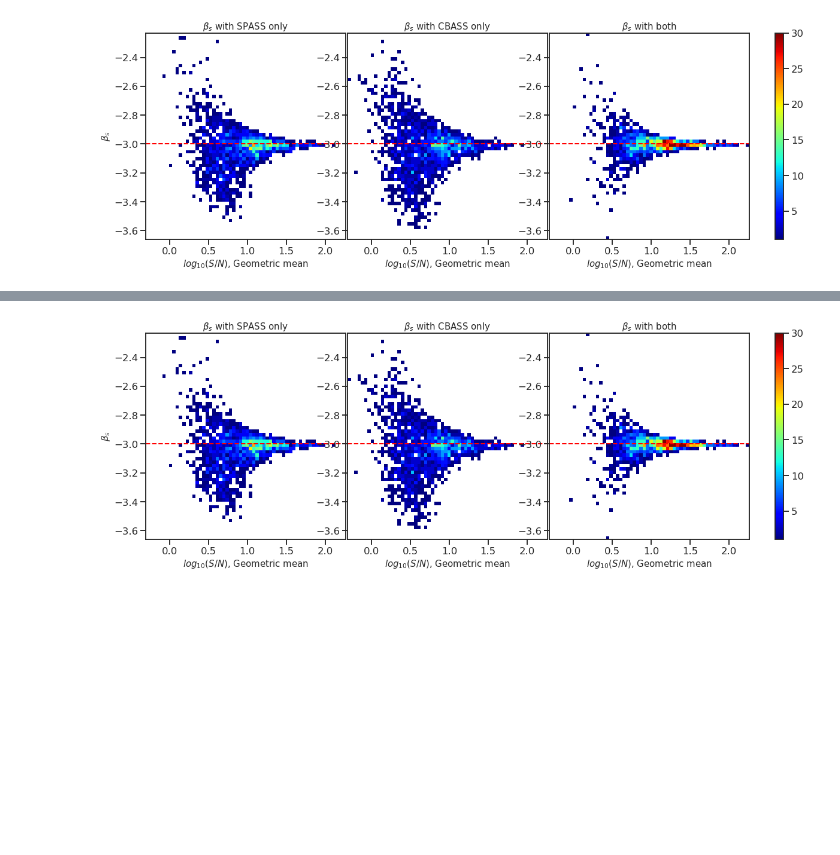
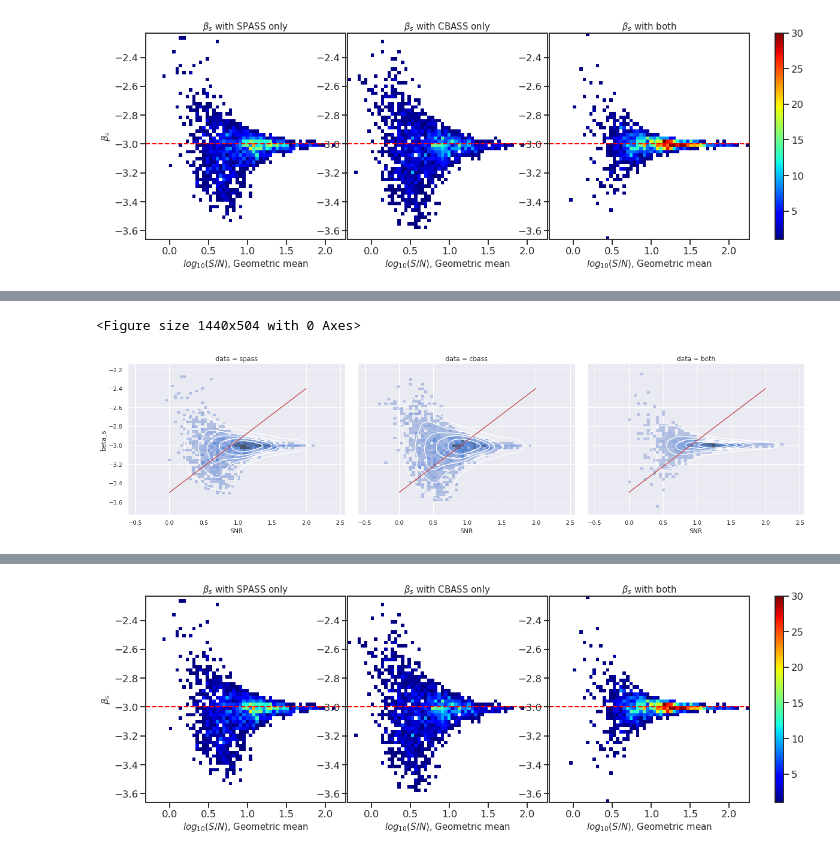
Before and after one commit to yaojian95/Beta_s, a Jupyter notebook: Results_analysis.ipynb, the cells around one changed output, grey strips where cells are left out. Cells and saved outputs as stored; diff of their text form; code cells hidden in the pictures; blank space fills up the shorter version.

```diff
--- a/Results_analysis.ipynb
+++ b/Results_analysis.ipynb
@@ -87,0 +105,6 @@ cbar = fig.colorbar(im, cax=cb_ax)
+# %%
+data_names = np.empty(1755*3, dtype = 'object')
+# %%
+data_names[1755*0:1755*1] = 'spass';
+data_names[1755*1:1755*2] = 'cbass';
+data_names[1755*2:1755*3] = 'both';
@@ -87,0 +116,3 @@ cbar = fig.colorbar(im, cax=cb_ax)
+# %%
+t = Table((np.log10(sns.flatten()),betas.flatten(),data_names),names = ('SNR','beta_s','data'))
+df = pd.DataFrame(np.array(t))
@@ -87,0 +135,17 @@ cbar = fig.colorbar(im, cax=cb_ax)
+# %%
+plt.figure(figsize = (20, 7))
+g = sea.FacetGrid(df, col = 'data')
+g.map(sea.histplot, 'SNR', 'beta_s', bins = 50)
+g.map(sea.kdeplot, 'SNR', 'beta_s', levels=6, color = 'white')
+
+axes = g.fig.axes
+x = [0,2]
+y = [-3.5,-2.4]
+for ax in axes:
+    ax.plot(x, y, c = 'r')
+
+g.fig.set_size_inches(20,6)
+# g.savefig('test.pdf', format = 'pdf')
+# %% [output]
+<Figure size 1440x504 with 0 Axes>
+[figure, added]
```
Also changed, not shown: parts of 47 cells of this notebook.
